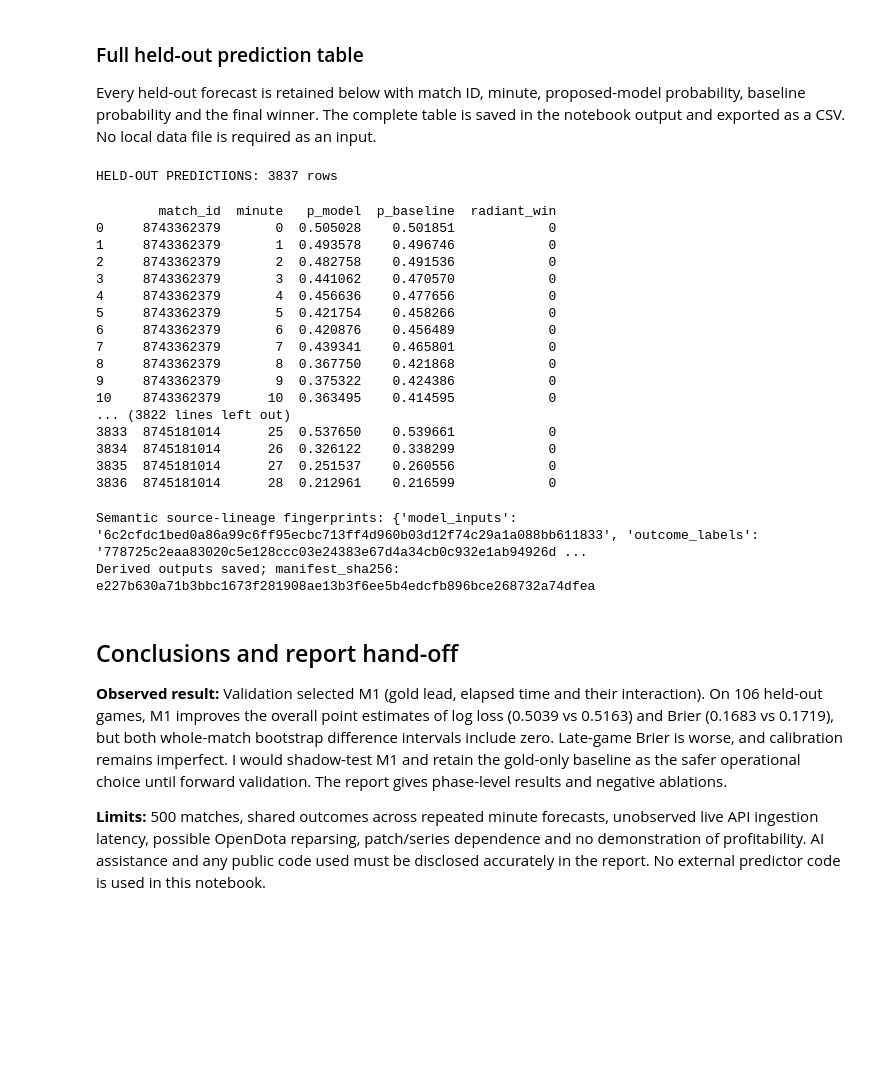
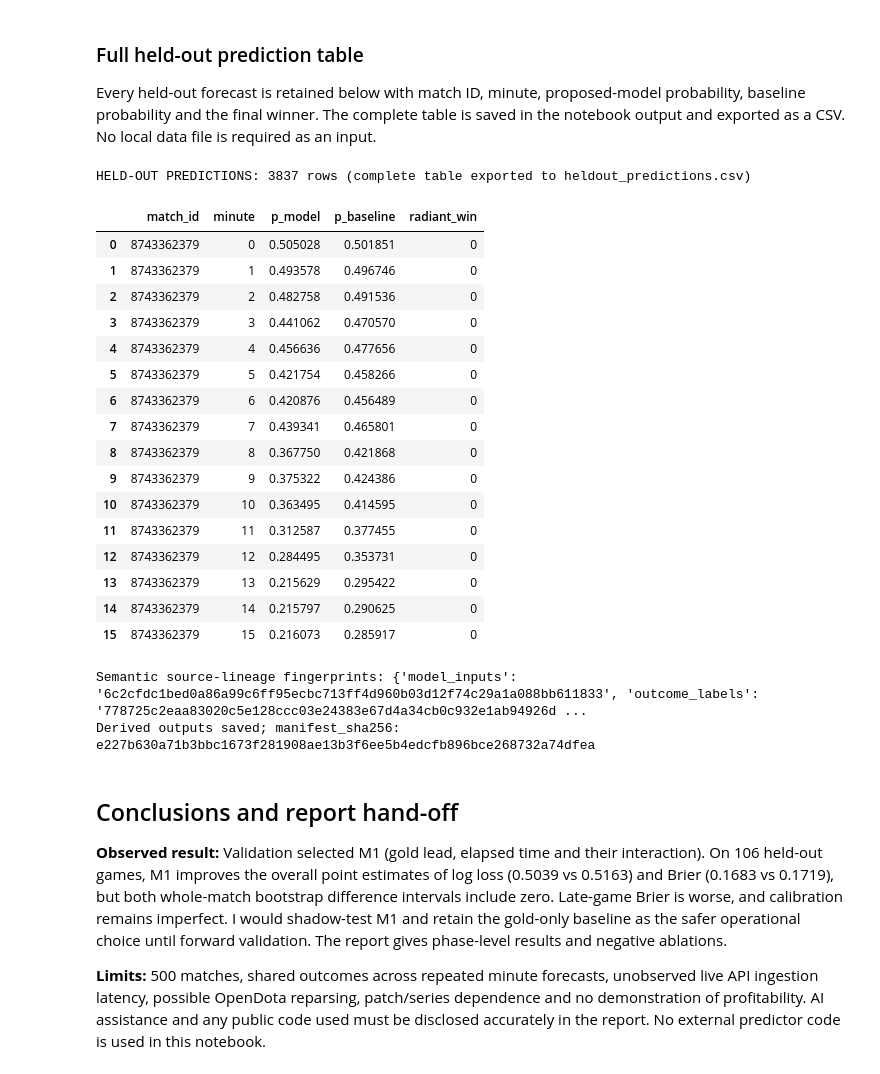
Before and after one commit to sangtrx/vexil-dota2-case-study, a Jupyter notebook: live_dota2_win_probability.ipynb, the cells around one changed output. Drawn from its saved outputs; the diff is of its cells as text; code cells hidden in the pictures; blank space fills up the shorter version.

```diff
--- a/live_dota2_win_probability.ipynb
+++ b/live_dota2_win_probability.ipynb
@@ -1298,8 +1333,9 @@ Every held-out forecast is retained below with match ID, minute, proposed-model
 # %%
 pd.set_option("display.max_rows", None)
 final_predictions = predictions[["match_id", "minute", "p_model", "p_baseline", "radiant_win"]]
-print("HELD-OUT PREDICTIONS:", len(final_predictions), "rows")
-display(final_predictions)
+print("HELD-OUT PREDICTIONS:", len(final_predictions),
+      "rows (complete table exported to heldout_predictions.csv)")
+display(final_predictions.head(16))
 pd.reset_option("display.max_rows")
 
 # Derived outputs simplify auditing and report preparation. No data file is an input.
@@ -1413,53 +1449,53 @@ run_receipt = {
     "versions": {k: __import__(k).__version__ for k in ("numpy","pandas","sklearn","scipy","matplotlib")},
 }
 (ARTIFACT_DIR / "derived_run_receipt.json").write_text(
     json.dumps(run_receipt, indent=2, sort_keys=True), encoding="utf8")
 print("Derived outputs saved; manifest_sha256:", manifest_sha256)
 def archive_derived_outputs(directory, destination):
     """Package only the notebook's scientific artifacts, never cached raw match data."""
     from zipfile import ZIP_DEFLATED, ZipFile
     required = (
         "match_manifest.csv", "validation_ablations.csv", "heldout_metrics.csv",
         "terminal_sensitivity.csv", "heldout_predictions.csv",
         "minute20_comeback.csv", "exploratory_item_ablation.csv",
         "exploratory_item_folds.csv", "derived_run_receipt.json", "calibration.png"
     )
     directory = Path(directory)
     destination = Path(destination)
     if not all((directory / name).is_file() for name in required):
         raise FileNotFoundError("Missing required scientific output; refusing incomplete ZIP")
     destination.parent.mkdir(parents=True, exist_ok=True)
     with ZipFile(destination, "w", compression=ZIP_DEFLATED) as z:
         for name in sorted(required):
             z.write(directory/name, arcname="vexil_takehome_outputs/"+name)
     return destination
 
 
 if COLAB:
     zip_path = archive_derived_outputs(
         ARTIFACT_DIR, Path("/content/vexil_takehome_outputs.zip"))
     print("Colab derived-output ZIP available in Files sidebar:", zip_path)
 # %% [output]
-HELD-OUT PREDICTIONS: 3837 rows
+HELD-OUT PREDICTIONS: 3837 rows (complete table exported to heldout_predictions.csv)
+|  | match_id | minute | p_model | p_baseline | radiant_win |
+| 0 | 8743362379 | 0 | 0.505028 | 0.501851 | 0 |
+| 1 | 8743362379 | 1 | 0.493578 | 0.496746 | 0 |
+| 2 | 8743362379 | 2 | 0.482758 | 0.491536 | 0 |
+| 3 | 8743362379 | 3 | 0.441062 | 0.470570 | 0 |
+| 4 | 8743362379 | 4 | 0.456636 | 0.477656 | 0 |
+| 5 | 8743362379 | 5 | 0.421754 | 0.458266 | 0 |
+| 6 | 8743362379 | 6 | 0.420876 | 0.456489 | 0 |
+| 7 | 8743362379 | 7 | 0.439341 | 0.465801 | 0 |
+| 8 | 8743362379 | 8 | 0.367750 | 0.421868 | 0 |
+| 9 | 8743362379 | 9 | 0.375322 | 0.424386 | 0 |
+| 10 | 8743362379 | 10 | 0.363495 | 0.414595 | 0 |
+| 11 | 8743362379 | 11 | 0.312587 | 0.377455 | 0 |
+| 12 | 8743362379 | 12 | 0.284495 | 0.353731 | 0 |
+| 13 | 8743362379 | 13 | 0.215629 | 0.295422 | 0 |
+| 14 | 8743362379 | 14 | 0.215797 | 0.290625 | 0 |
+| 15 | 8743362379 | 15 | 0.216073 | 0.285917 | 0 |
-        match_id  minute   p_model  p_baseline  radiant_win
-0     8743362379       0  0.505028    0.501851            0
-1     8743362379       1  0.493578    0.496746            0
-2     8743362379       2  0.482758    0.491536            0
-3     8743362379       3  0.441062    0.470570            0
-4     8743362379       4  0.456636    0.477656            0
-5     8743362379       5  0.421754    0.458266            0
-6     8743362379       6  0.420876    0.456489            0
-7     8743362379       7  0.439341    0.465801            0
-8     8743362379       8  0.367750    0.421868            0
-9     8743362379       9  0.375322    0.424386            0
-10    8743362379      10  0.363495    0.414595            0
-... (3822 lines left out)
-3833  8745181014      25  0.537650    0.539661            0
-3834  8745181014      26  0.326122    0.338299            0
-3835  8745181014      27  0.251537    0.260556            0
-3836  8745181014      28  0.212961    0.216599            0
+Semantic source-lineage fingerprints: {'model_inputs': '6c2cfdc1bed0a86a99c6ff95ecbc713ff4d960b03d12f74c29a1a088bb611833', 'outcome_labels': '778725c2eaa83020c5e128ccc03e24383e67d4a34cb0c932e1ab94926d ...
+Derived outputs saved; manifest_sha256: e227b630a71b3bbc1673f281908ae13b3f6ee5b4edcfb896bce268732a74dfea
-Semantic source-lineage fingerprints: {'model_inputs': '6c2cfdc1bed0a86a99c6ff95ecbc713ff4d960b03d12f74c29a1a088bb611833', 'outcome_labels': '778725c2eaa83020c5e128ccc03e24383e67d4a34cb0c932e1ab94926d ...
-Derived outputs saved; manifest_sha256: e227b630a71b3bbc1673f281908ae13b3f6ee5b4edcfb896bce268732a74dfea
 # %% [markdown]
 ## Conclusions and report hand-off
 
```
Also changed, not shown: parts of 3 cells of this notebook, 14 other files.
